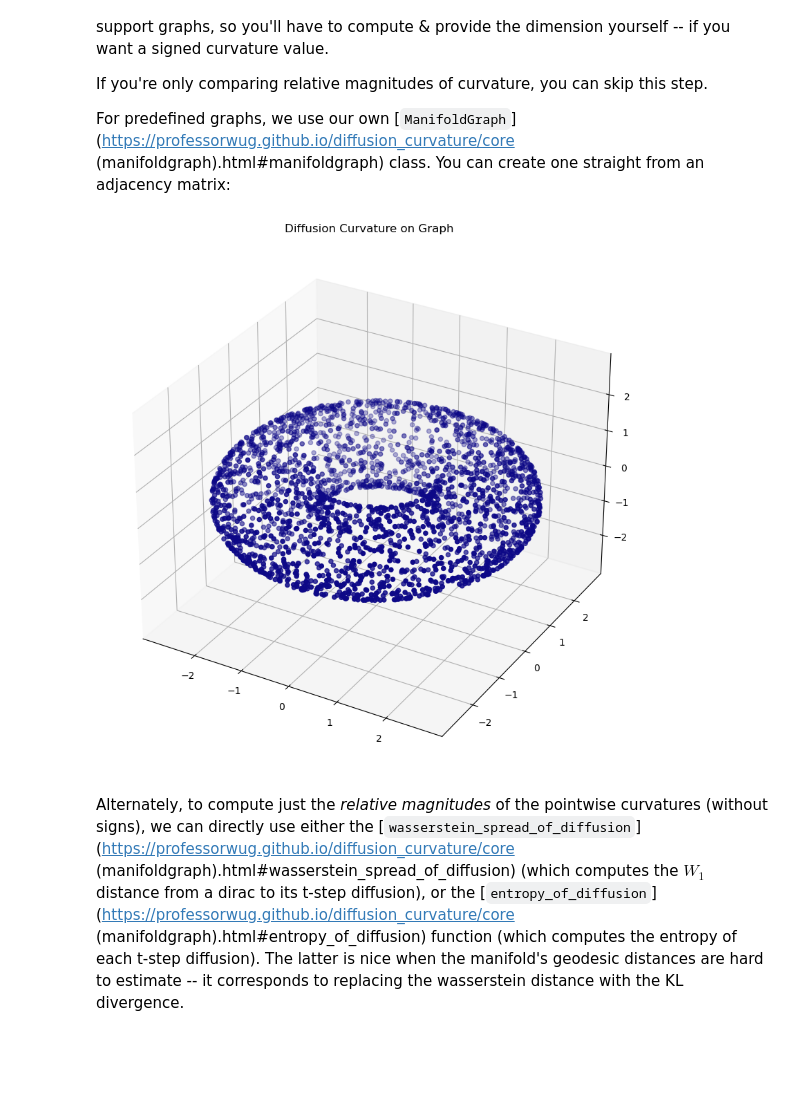
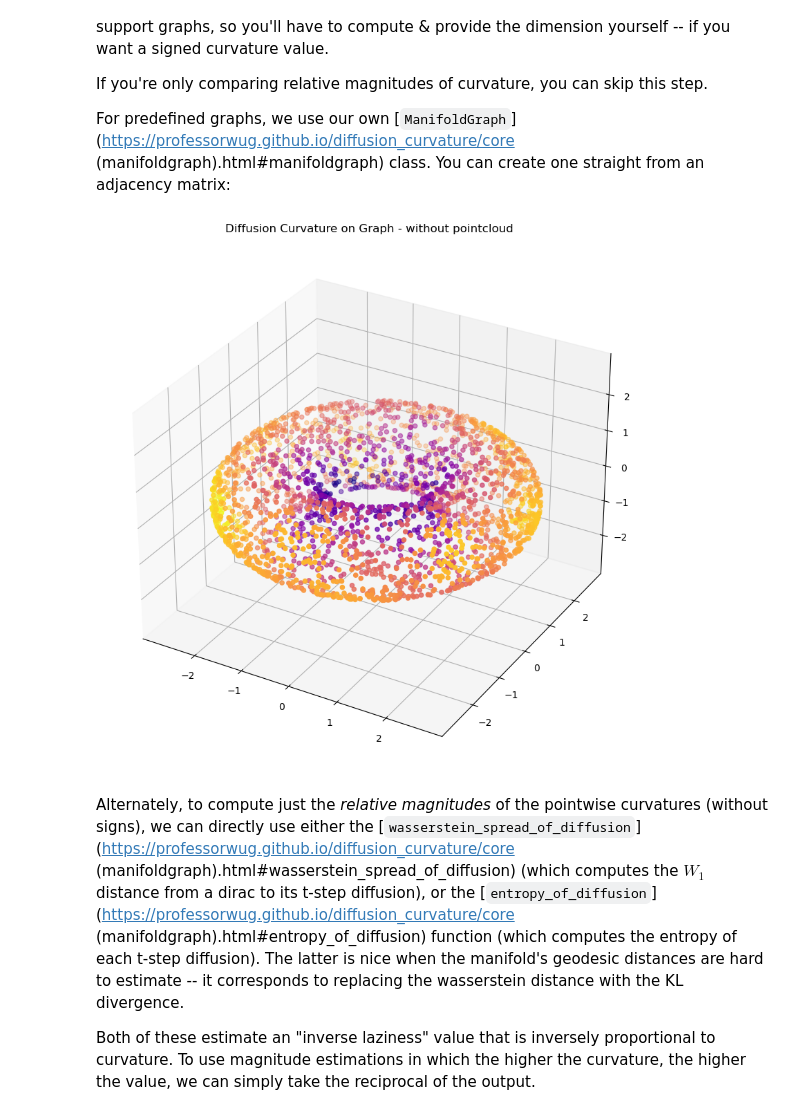
Before and after one commit to professorwug/diffusion_curvature_old, a Jupyter notebook: _proc/index.ipynb, the cells around one changed output. Drawn from its saved outputs; the diff is of its cells as text; code cells hidden in the pictures; blank space fills up the shorter version.

```diff
--- a/_proc/index.ipynb
+++ b/_proc/index.ipynb
@@ -96,14 +98,17 @@ from diffusion_curvature.manifold_graph import ManifoldGraph, diffusion_curvatur
 # %%
-# pretend we've computed the adjacency matrix elsewhere in the code
-A = G_torus.K.toarray()
+# if you want (or have) to compute your own A
+A = gaussian_kernel(X_torus, kernel_type="adaptive", k = 20, anisotropic_density_normalization=1)
+np.fill_diagonal(A,0)
 # initialize the manifold graph; input your computed dimension along with the adjacency matrix
-G_pure = ManifoldGraph(A, dimension=2)
+G_pure = ManifoldGraph(A = A, dimension=2, anisotropic_density_normalization=1)
 # %%
-G_pure = diffusion_curvature(G_pure, t=12)
-plot_3d(X_torus, G_pure.ks, title = "Diffusion Curvature on Graph")
+G_pure = diffusion_curvature(G_pure, t=8)
+plot_3d(X_torus, G_pure.ks, title = "Diffusion Curvature on Graph - without pointcloud")
 # %% [output]
-[figure, old version]
+[figure, new version]
 # %% [markdown]
 Alternately, to compute just the *relative magnitudes* of the pointwise curvatures (without signs), we can directly use either the [`wasserstein_spread_of_diffusion`](https://professorwug.github.io/diffusion_curvature/core (manifoldgraph).html#wasserstein_spread_of_diffusion) (which computes the $W_1$ distance from a dirac to its t-step diffusion), or the [`entropy_of_diffusion`](https://professorwug.github.io/diffusion_curvature/core (manifoldgraph).html#entropy_of_diffusion) function (which computes the entropy of each t-step diffusion). The latter is nice when the manifold's geodesic distances are hard to estimate -- it corresponds to replacing the wasserstein distance with the KL divergence.
+
+Both of these estimate an "inverse laziness" value that is inversely proportional to curvature. To use magnitude estimations in which the higher the curvature, the higher the value, we can simply take the reciprocal of the output.
 # %%
 # for the wasserstein version, we need manifold distances
```
Also changed, not shown: parts of 5 cells of this notebook, 15 other files.
